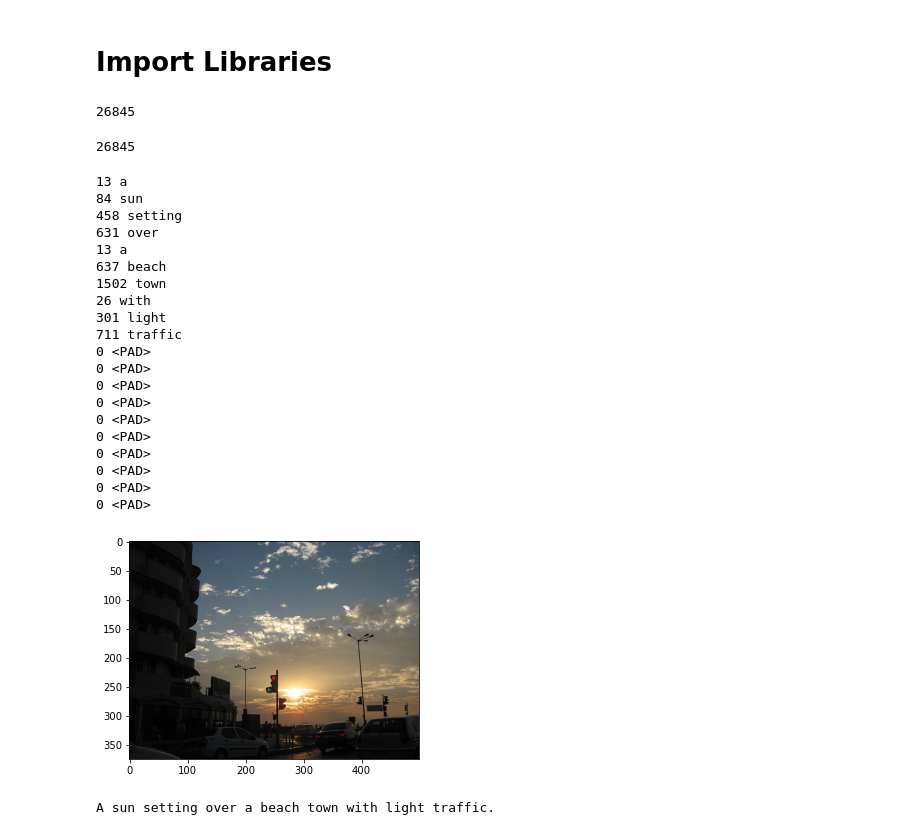
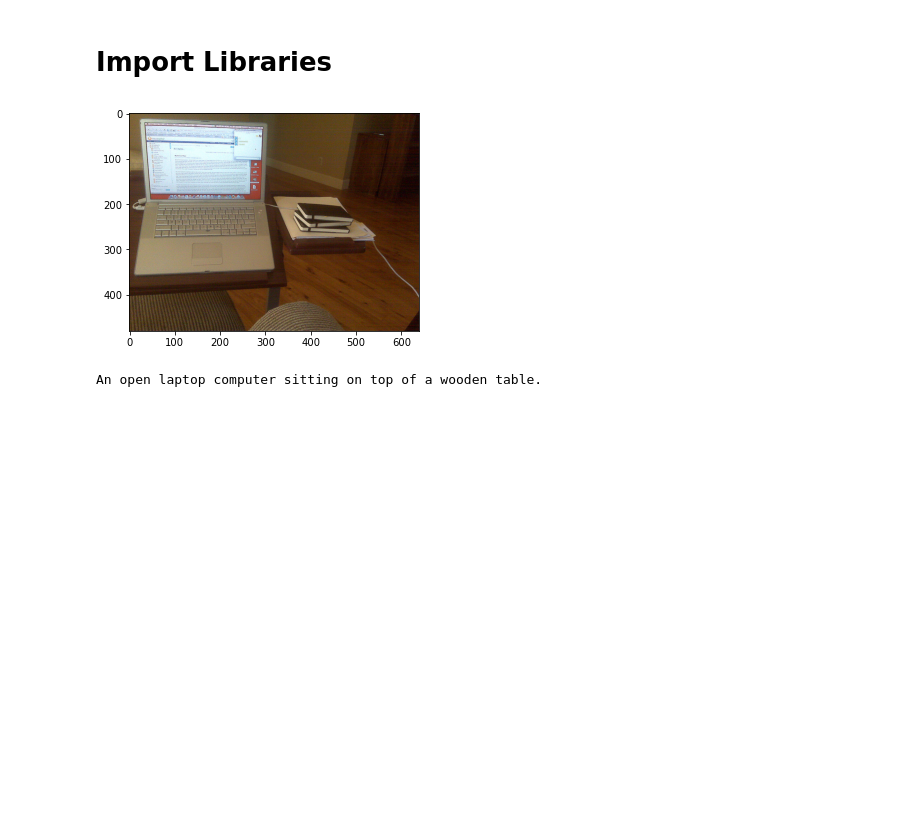
Before and after one commit to Khaliladib11/INM706-image-captioning, a Jupyter notebook: interface.ipynb, the cells around one changed output. Drawn from its saved outputs; the diff is of its cells as text; code cells hidden in the pictures; blank space fills up the shorter version.

```diff
--- a/interface.ipynb
+++ b/interface.ipynb
@@ -44,11 +38,3 @@ interface_params = {
 }
 # %%
 coco_interface = MSCOCOInterface(**interface_params)
-# %%
-len(coco_interface.string_to_index)
-# %% [output]
-26845
-# %%
-len(coco_interface.idx_to_string)
-# %% [output]
-26845
@@ -57,33 +41,7 @@ caption_dict = coco_interface.coco.imgs_caps_dict
 # %%
 random_idx = random.randint(0, len(coco_interface.coco.imgs))
+coco_interface.display_img_with_captions(random_idx)
 idx, X, y = coco_interface[random_idx]
-for cap in y:
-    print(cap, coco_interface.idx_to_string[cap])
-plt.imshow(coco_interface.coco.get_img(random_idx))
-plt.show()
-
-img_file_name = coco_interface.coco.imgs[idx]
-print(coco_interface.get_captions(img_file_name)[0])
 # %% [output]
+[figure, new version]
-13 a
-84 sun
-458 setting
-631 over
-13 a
-637 beach
-1502 town
-26 with
-301 light
-711 traffic
-0 <PAD>
-0 <PAD>
-0 <PAD>
-0 <PAD>
-0 <PAD>
-0 <PAD>
-0 <PAD>
-0 <PAD>
-0 <PAD>
-0 <PAD>
+An open laptop computer sitting on top of a wooden table.
-[figure, old version]
-A sun setting over a beach town with light traffic.
```
Also changed, not shown: parts of 6 cells of this notebook, 1 other file.
